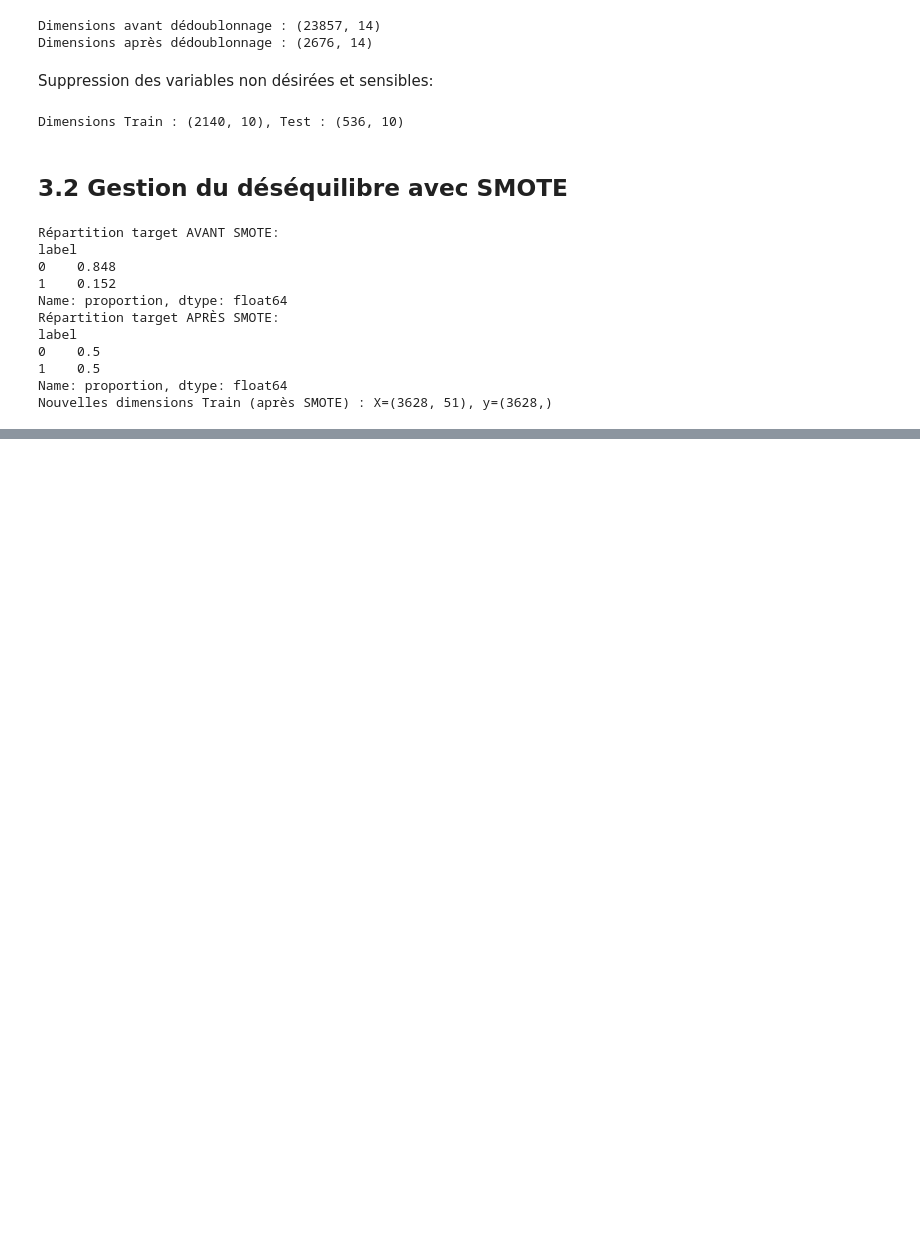
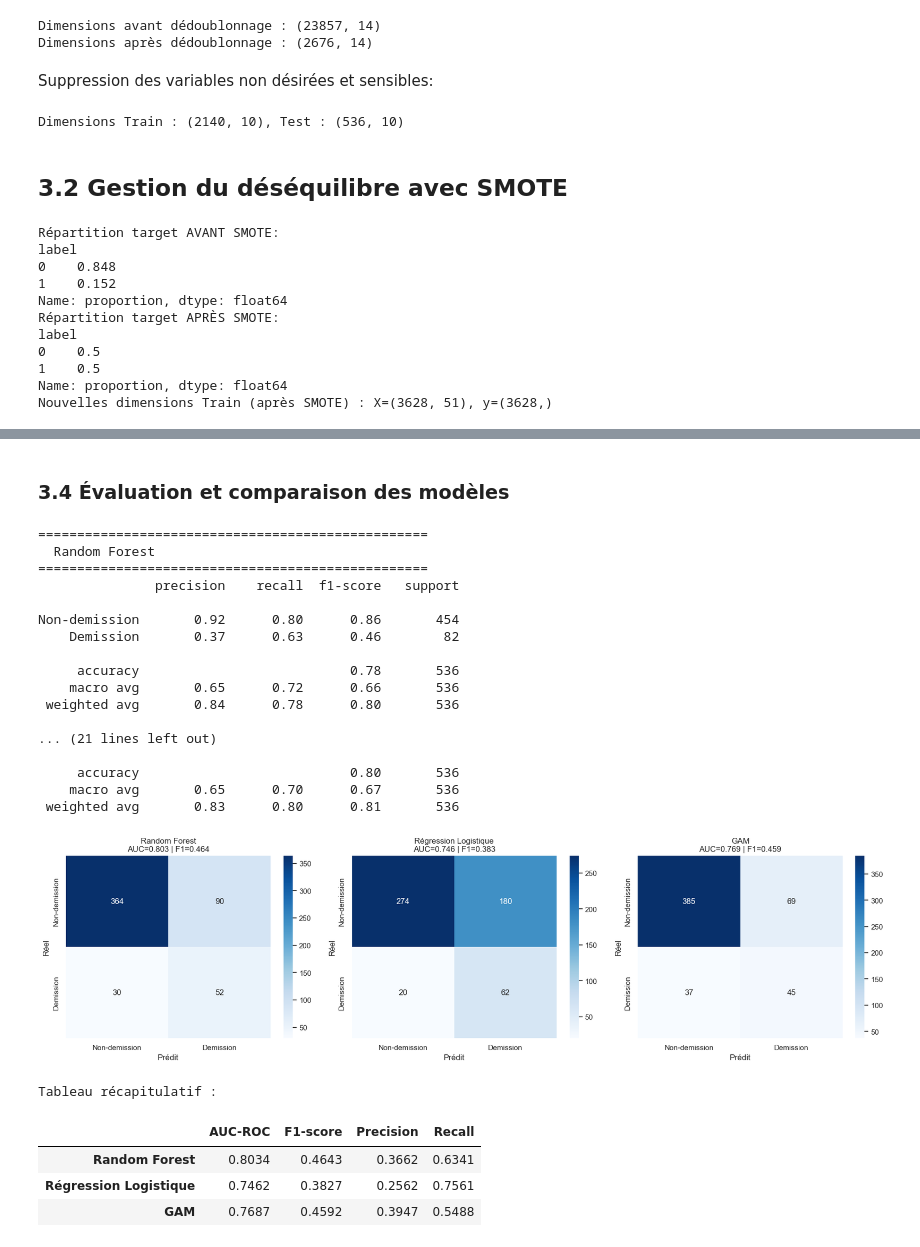
Before and after one commit to daphnemaschas/REXIA, a Jupyter notebook: notebooks/01_analyse_données_tabulaires.ipynb, the cells around one changed output, grey strips where cells are left out. Saved outputs shown, nothing was run; the diff lists cells and outputs as text; code cells hidden in the pictures; blank space fills up the shorter version.

```diff
--- a/notebooks/01_analyse_données_tabulaires.ipynb
+++ b/notebooks/01_analyse_données_tabulaires.ipynb
@@ -1052,0 +1103,80 @@ Nouvelles dimensions Train (après SMOTE) : X=(3628, 51), y=(3628,)
+# %% [markdown]
+### 3.4 Évaluation et comparaison des modèles
+# %%
+models = {
+    "Random Forest": rf_model,
+    "Régression Logistique": lr_model,
+    "GAM": gam_model,
+}
+
+results = {}
+
+fig, axes = plt.subplots(1, 3, figsize=(18, 5))
+
+for idx, (name, model) in enumerate(models.items()):
+    if name == "GAM":
+        y_pred = (model.predict_proba(X_test_preprocessed) > 0.5).astype(int)
+        y_proba = model.predict_proba(X_test_preprocessed)
+    else:
+        y_pred = model.predict(X_test_preprocessed)
+        y_proba = model.predict_proba(X_test_preprocessed)[:, 1]
+
+    auc = roc_auc_score(y_test, y_proba)
+    f1 = f1_score(y_test, y_pred)
+    precision = precision_score(y_test, y_pred)
+    recall = recall_score(y_test, y_pred)
+
+    results[name] = {
+        "AUC-ROC": round(auc, 4),
+        "F1-score": round(f1, 4),
+        "Precision": round(precision, 4),
+        "Recall": round(recall, 4),
+        "y_pred": y_pred,
+        "y_proba": y_proba,
+    }
+
+    print(f"\n{'='*50}")
+    print(f"  {name}")
+    print(f"{'='*50}")
+    print(classification_report(y_test, y_pred, target_names=[LABEL_NAMES[0], LABEL_NAMES[1]]))
+
+    # Matrice de confusion
+    cm = confusion_matrix(y_test, y_pred)
+    sns.heatmap(cm, annot=True, fmt='d', cmap='Blues', ax=axes[idx],
+                xticklabels=[LABEL_NAMES[0], LABEL_NAMES[1]],
+                yticklabels=[LABEL_NAMES[0], LABEL_NAMES[1]])
+    axes[idx].set_title(f"{name}\nAUC={auc:.3f} | F1={f1:.3f}")
+    axes[idx].set_xlabel("Prédit")
+    axes[idx].set_ylabel("Réel")
+
+plt.tight_layout()
+plt.show()
+
+# Tableau récapitulatif
+summary_df = pd.DataFrame({k: {m: v for m, v in v.items() if m != "y_pred" and m != "y_proba"} for k, v in results.items()}).T
+print("\nTableau récapitulatif :")
+display(summary_df)
+# %% [output]
+==================================================
+  Random Forest
+==================================================
+               precision    recall  f1-score   support
+
+Non-demission       0.92      0.80      0.86       454
+    Demission       0.37      0.63      0.46        82
+
+     accuracy                           0.78       536
+    macro avg       0.65      0.72      0.66       536
+ weighted avg       0.84      0.78      0.80       536
+
+... (21 lines left out)
+
+     accuracy                           0.80       536
+    macro avg       0.65      0.70      0.67       536
+ weighted avg       0.83      0.80      0.81       536
+[figure, added]
+Tableau récapitulatif :
+|  | AUC-ROC | F1-score | Precision | Recall |
+| Random Forest | 0.8034 | 0.4643 | 0.3662 | 0.6341 |
+| Régression Logistique | 0.7462 | 0.3827 | 0.2562 | 0.7561 |
+| GAM | 0.7687 | 0.4592 | 0.3947 | 0.5488 |
```
Also changed, not shown: parts of 21 cells of this notebook.
